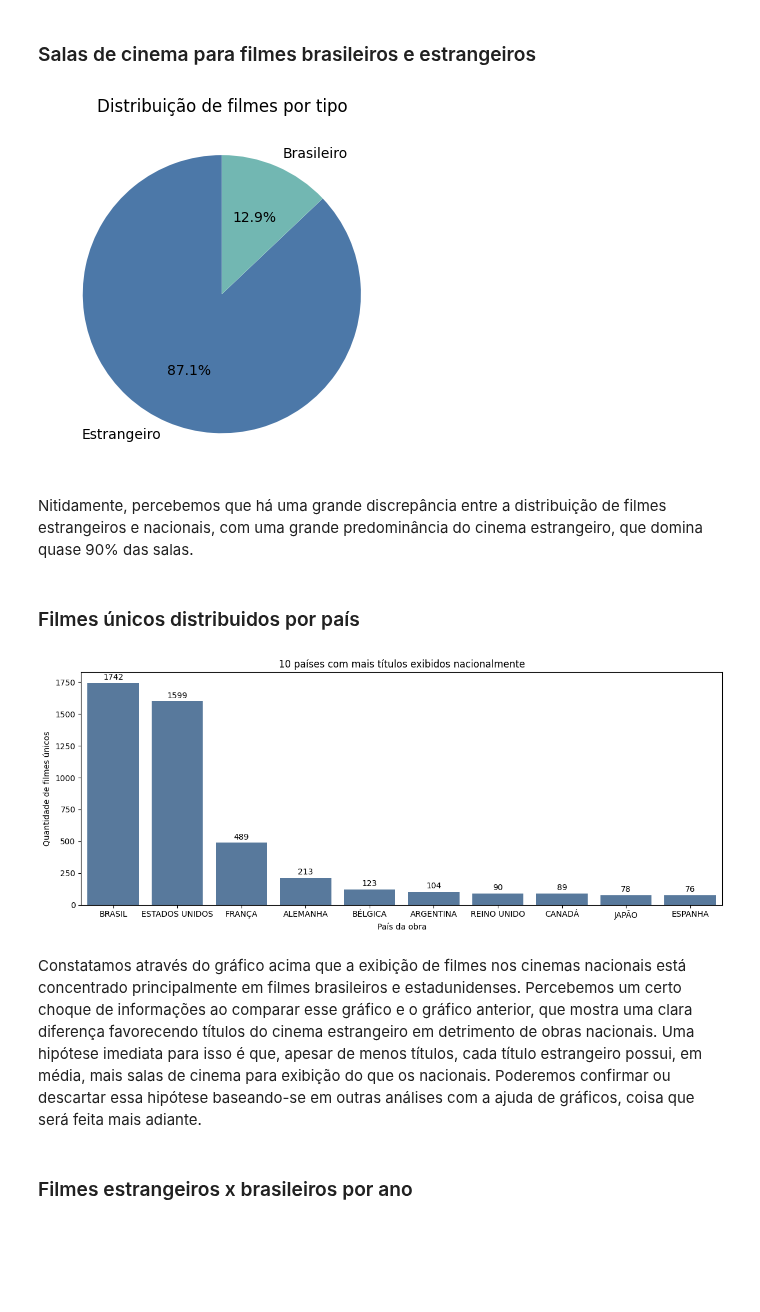
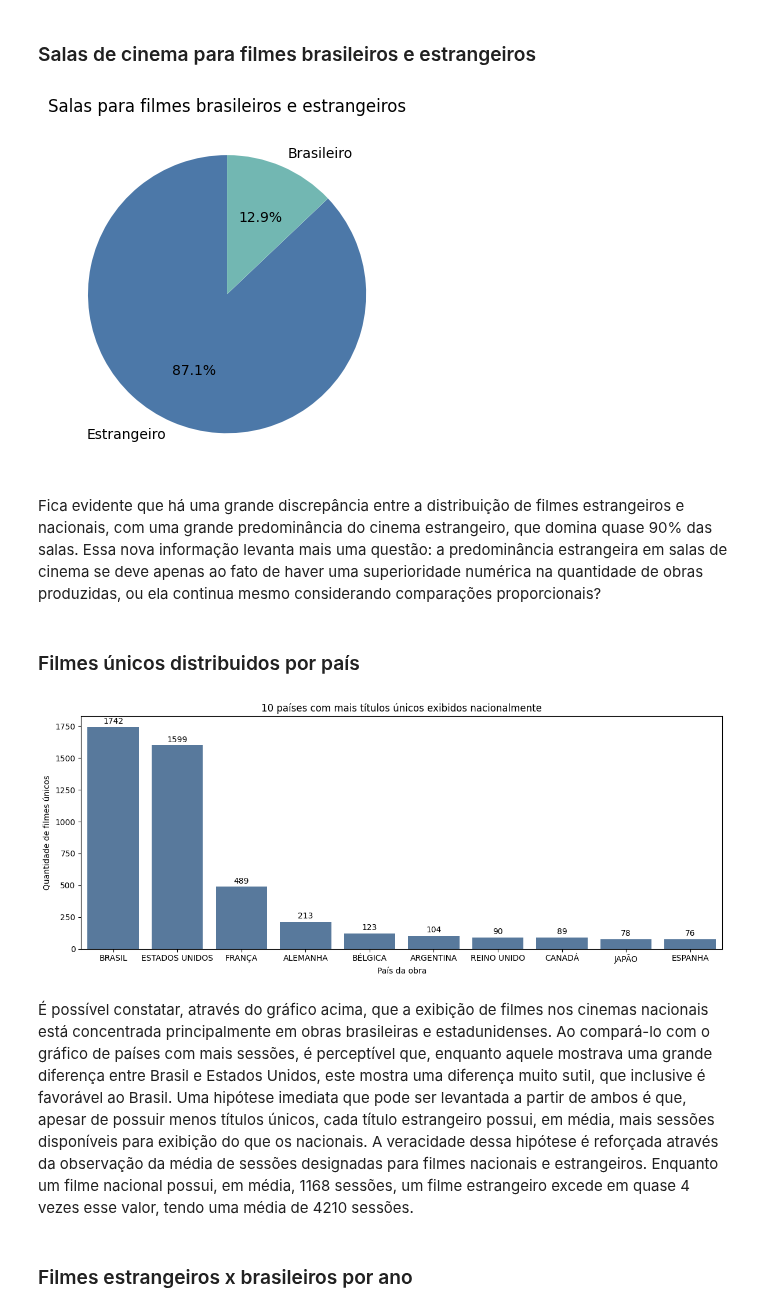
Before and after one commit to JamesIslan/analise-dados-ancine, a Jupyter notebook: src/analise/analise-distribuidoras.ipynb, the cells around one changed output. Cells and saved outputs as stored; diff of their text form; code cells hidden in the pictures; blank space fills up the shorter version.

```diff
--- a/src/analise/analise-distribuidoras.ipynb
+++ b/src/analise/analise-distribuidoras.ipynb
@@ -75,22 +72,22 @@ A análise indica que o estado com mais sessões de cinema registradas é São P
 # %%
 counts = df['tipo_filme'].value_counts()
 
 counts.plot.pie(
   figsize=(4,4),
   autopct='%1.1f%%',
   colors=['#4C78A8', '#72B7B2'],
   startangle=90,
   ylabel='',
   labels=counts.index,
-  title='Distribuição de filmes por tipo'
+  title='Salas para filmes brasileiros e estrangeiros'
 )
 
 plt.tight_layout()
 plt.show()
 # %% [output]
-[figure, old version]
+[figure, new version]
 # %% [markdown]
-Nitidamente, percebemos que há uma grande discrepância entre a distribuição de filmes estrangeiros e nacionais, com uma grande predominância do cinema estrangeiro, que domina quase 90% das salas.
+Fica evidente que há uma grande discrepância entre a distribuição de filmes estrangeiros e nacionais, com uma grande predominância do cinema estrangeiro, que domina quase 90% das salas. Essa nova informação levanta mais uma questão: a predominância estrangeira em salas de cinema se deve apenas ao fato de haver uma superioridade numérica na quantidade de obras produzidas, ou ela continua mesmo considerando comparações proporcionais?
 # %% [markdown]
 ### Filmes únicos distribuidos por país
 # %%
@@ -112,7 +109,7 @@ ax = sns.countplot(
 ax.set(
   xlabel='País da obra',
   ylabel='Quantidade de filmes únicos',
-  title='10 países com mais títulos exibidos nacionalmente'
+  title='10 países com mais títulos únicos exibidos nacionalmente'
 )
 ax.bar_label(ax.containers[0], labels=[f"{int(c)}" for c in vc.values], padding=2)
 
@@ -120,10 +117,9 @@ plt.xticks(rotation=0, ha='center')
 plt.tight_layout()
 plt.show()
 # %% [output]
-[figure, old version]
+[figure, new version]
 # %% [markdown]
-Constatamos através do gráfico acima que a exibição de filmes nos cinemas nacionais está concentrado principalmente em filmes brasileiros e estadunidenses.
-Percebemos um certo choque de informações ao comparar esse gráfico e o gráfico anterior, que mostra uma clara diferença favorecendo títulos do cinema estrangeiro em detrimento de obras nacionais. Uma hipótese imediata para isso é que, apesar de menos títulos, cada título estrangeiro possui, em média, mais salas de cinema para exibição do que os nacionais. Poderemos confirmar ou descartar essa hipótese baseando-se em outras análises com a ajuda de gráficos, coisa que será feita mais adiante.
+É possível constatar, através do gráfico acima, que a exibição de filmes nos cinemas nacionais está concentrada principalmente em obras brasileiras e estadunidenses. Ao compará-lo com o gráfico de países com mais sessões, é perceptível que, enquanto aquele mostrava uma grande diferença entre Brasil e Estados Unidos, este mostra uma diferença muito sutil, que inclusive é favorável ao Brasil. Uma hipótese imediata que pode ser levantada a partir de ambos é que, apesar de possuir menos títulos únicos, cada título estrangeiro possui, em média, mais sessões disponíveis para exibição do que os nacionais. A veracidade dessa hipótese é reforçada através da observação da média de sessões designadas para filmes nacionais e estrangeiros. Enquanto um filme nacional possui, em média, 1168 sessões, um filme estrangeiro excede em quase 4 vezes esse valor, tendo uma média de 4210 sessões.
 # %% [markdown]
 ### Filmes estrangeiros x brasileiros por ano
 # %%
```
Also changed, not shown: parts of 10 cells of this notebook, 1 other file.
